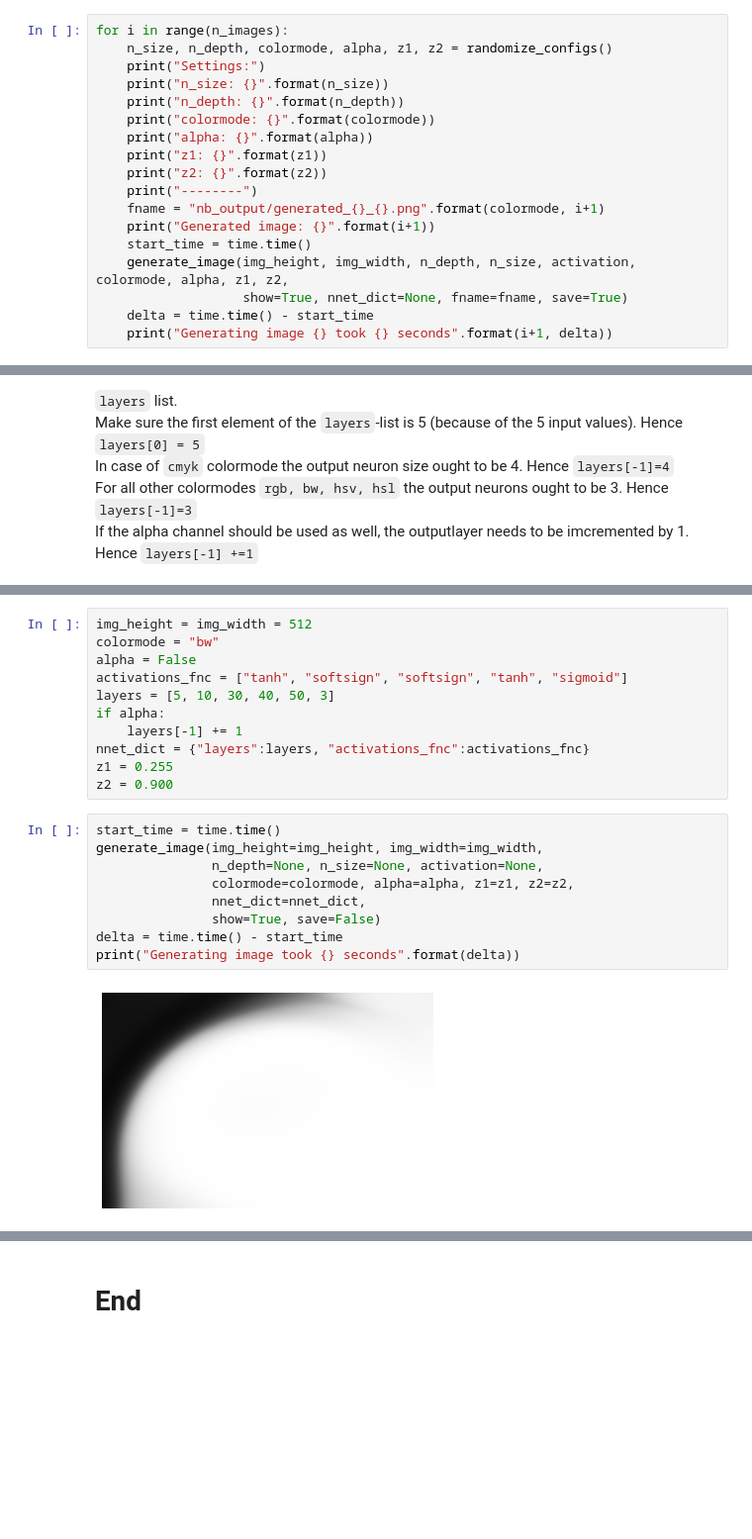
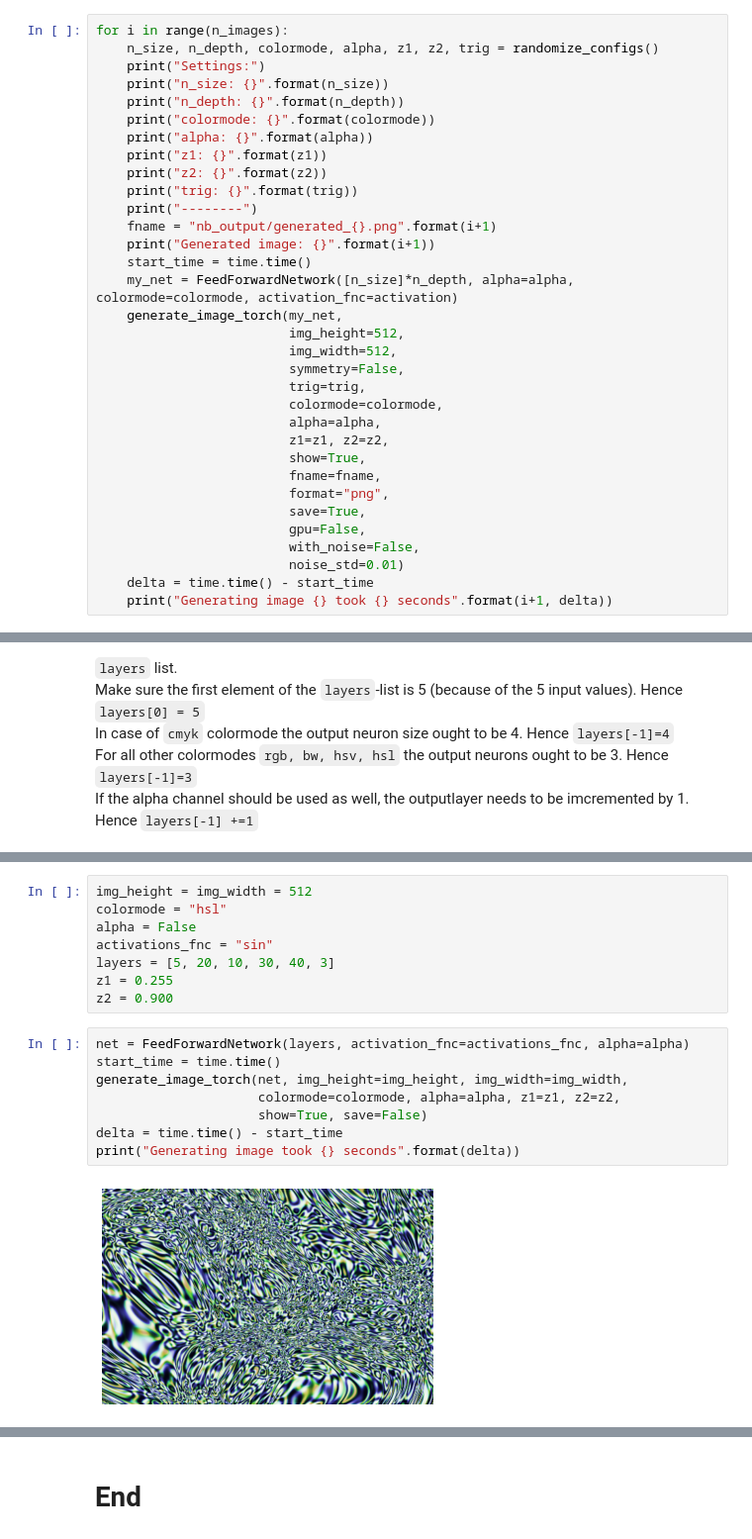
Before and after one commit to tuanle618/neural-net-random-art, a Jupyter notebook: nb_random_art.ipynb, the cells around one changed output, grey strips where cells are left out. Shown at 99% size. Cells and saved outputs as stored; diff of their text form; blank space fills up the shorter version.

```diff
--- a/nb_random_art.ipynb
+++ b/nb_random_art.ipynb
@@ -421,7 +234,7 @@ if not os.path.exists("nb_output"):
 ### Run the algorithm 10 times with random configs and save the results in `nb_output` subdir ###
 # %%
 for i in range(n_images):
-    n_size, n_depth, colormode, alpha, z1, z2 = randomize_configs()
+    n_size, n_depth, colormode, alpha, z1, z2, trig = randomize_configs()
     print("Settings:")
     print("n_size: {}".format(n_size))
     print("n_depth: {}".format(n_depth))
@@ -429,12 +242,27 @@ for i in range(n_images):
     print("alpha: {}".format(alpha))
     print("z1: {}".format(z1))
     print("z2: {}".format(z2))
+    print("trig: {}".format(trig))
     print("--------")
-    fname = "nb_output/generated_{}_{}.png".format(colormode, i+1)
+    fname = "nb_output/generated_{}.png".format(i+1)
     print("Generated image: {}".format(i+1))
     start_time = time.time()
-    generate_image(img_height, img_width, n_depth, n_size, activation, colormode, alpha, z1, z2,
-                   show=True, nnet_dict=None, fname=fname, save=True)
+    my_net = FeedForwardNetwork([n_size]*n_depth, alpha=alpha, colormode=colormode, activation_fnc=activation)
+    generate_image_torch(my_net,
+                         img_height=512,
+                         img_width=512,
+                         symmetry=False,
+                         trig=trig,
+                         colormode=colormode,
+                         alpha=alpha,
+                         z1=z1, z2=z2,
+                         show=True,
+                         fname=fname,
+                         format="png",
+                         save=True,
+                         gpu=False,
+                         with_noise=False,
+                         noise_std=0.01)
     delta = time.time() - start_time
     print("Generating image {} took {} seconds".format(i+1, delta))
 # %% [output]
@@ -560,22 +406,18 @@ Generating image took 11.697889804840088 seconds
 # %%
 img_height = img_width = 512
-colormode = "bw"
+colormode = "hsl"
 alpha = False
-activations_fnc = ["tanh", "softsign", "softsign", "tanh", "sigmoid"]
-layers = [5, 10, 30, 40, 50, 3]
-if alpha:
-    layers[-1] += 1
-nnet_dict = {"layers":layers, "activations_fnc":activations_fnc}
+activations_fnc = "sin"
+layers = [5, 20, 10, 30, 40, 3]
 z1 = 0.255
 z2 = 0.900
 # %%
+net = FeedForwardNetwork(layers, activation_fnc=activations_fnc, alpha=alpha)
 start_time = time.time()
-generate_image(img_height=img_height, img_width=img_width,
-               n_depth=None, n_size=None, activation=None,
-               colormode=colormode, alpha=alpha, z1=z1, z2=z2,
-               nnet_dict=nnet_dict,
-               show=True, save=False)
+generate_image_torch(net, img_height=img_height, img_width=img_width,
+                     colormode=colormode, alpha=alpha, z1=z1, z2=z2,
+                     show=True, save=False)
 delta = time.time() - start_time
 print("Generating image took {} seconds".format(delta))
 # %% [output]
-[figure, old version]
+[figure, new version]
```
Also changed, not shown: parts of 36 cells of this notebook, 7 other files.
